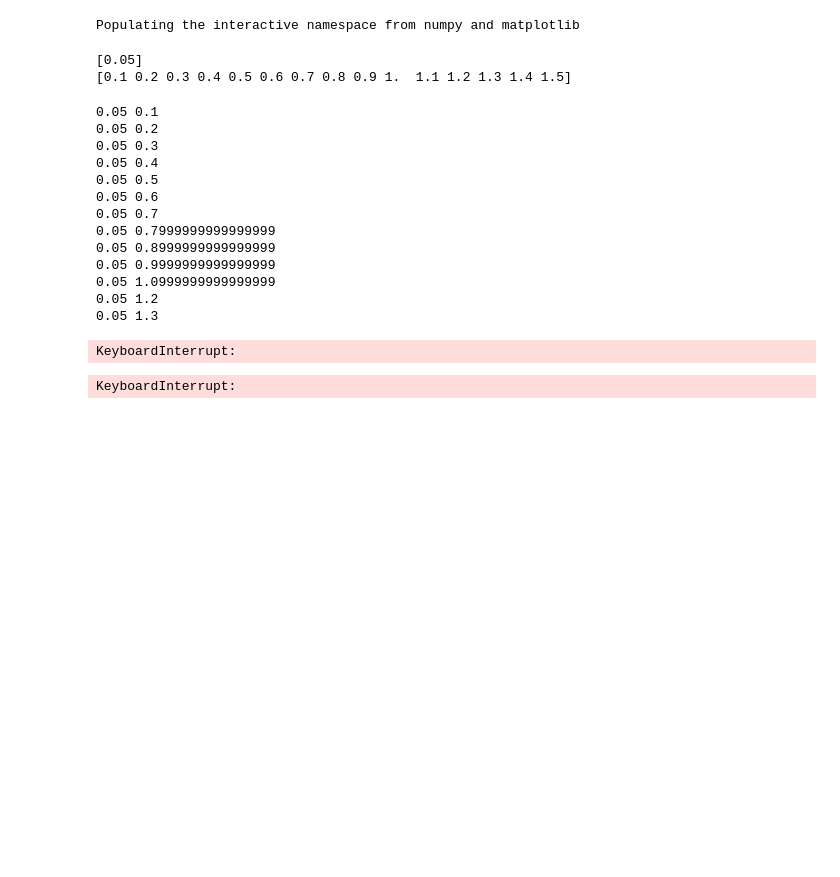
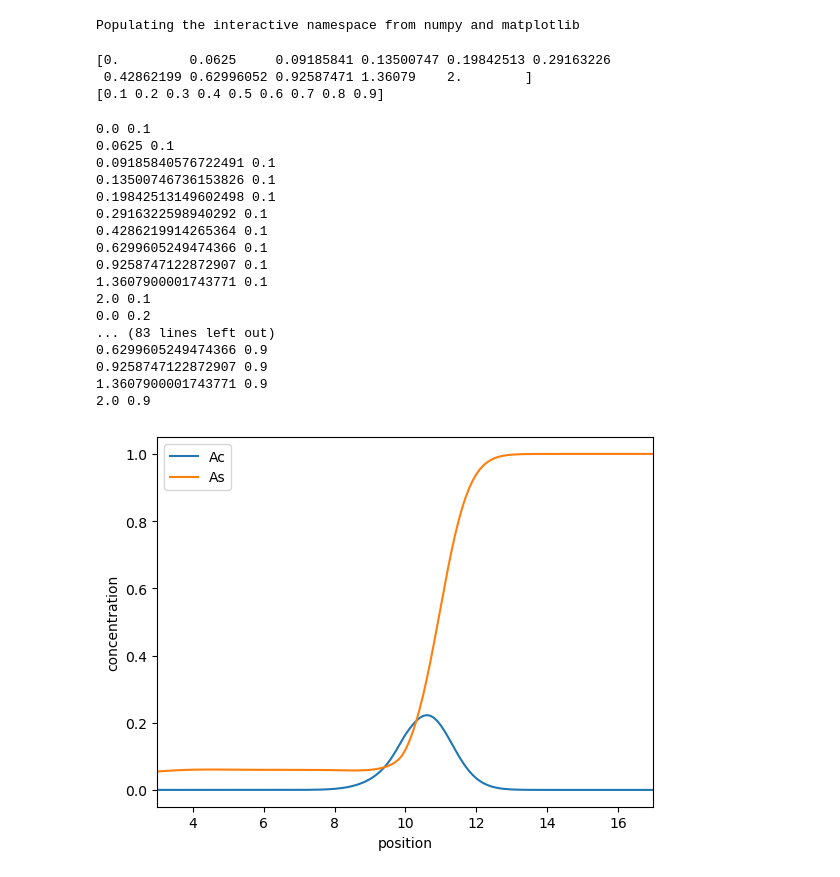
Before and after one commit to mar-rem/Optimizing-efficiency-and-motililty-of-a-polyvalent-molecular-motor, a Jupyter notebook: Force Unbinding.ipynb, the cells around one changed output. Saved outputs shown, nothing was run; the diff lists cells and outputs as text; code cells hidden in the pictures; blank space fills up the shorter version.

```diff
--- a/Force Unbinding.ipynb
+++ b/Force Unbinding.ipynb
@@ -55,14 +55,13 @@ event.terminal = True     # stop solver if event satisfied
 tf = 400.0
 
 w_n = 10
-delta_n = 15
+delta_n = 9
 
 ws = concatenate((zeros(1),logspace(-4, 1, w_n, base=2)))
-ws = ones(1)*0.05
-w_n = len(ws)
+
 print(ws)
 
-deltas = linspace(0.1, 1.5, delta_n)
+deltas = linspace(0.1, 0.9, delta_n)
 #deltas = ones(1)*0.69
 #delta_n = len(deltas)
 print(deltas)
@@ -74,8 +73,9 @@ dx = 0.1
 Nx = int((Lmax-Lmin)/dx) +1
 xs = linspace(Lmin, Lmax, Nx)
 # %% [output]
-[0.05]
-[0.1 0.2 0.3 0.4 0.5 0.6 0.7 0.8 0.9 1.  1.1 1.2 1.3 1.4 1.5]
+[0.         0.0625     0.09185841 0.13500747 0.19842513 0.29163226
+ 0.42862199 0.62996052 0.92587471 1.36079    2.        ]
+[0.1 0.2 0.3 0.4 0.5 0.6 0.7 0.8 0.9]
 # %%
 #I.C.
 
@@ -84,15 +84,14 @@ nu = 0.5
 
 sol_a0 = []  # record final speed
 
-for w in ws:
+for delta in deltas:
 
     A0x = zeros(Nx)
     A0x[xs > 0.0] = a0
-    # A0x = a0*ones(Nx) + 0.1*a0*2.0*(0.5-random.random(Nx))
 
     # iterate over params
     sol_nu  = []
-    for delta in deltas:
+    for w in ws:
         print(w, delta)
 
         x0 = 0.0
@@ -130,50 +129,53 @@ for w in ws:
         sol_nu.append([efficiency, t_vals, x_vals, vs, Ac_vals, As_vals, xp_vals, btot])
     sol_a0.append(sol_nu)
 # %% [output]
-0.05 0.1
-0.05 0.2
-0.05 0.3
-0.05 0.4
-0.05 0.5
-0.05 0.6
-0.05 0.7
-0.05 0.7999999999999999
-0.05 0.8999999999999999
-0.05 0.9999999999999999
-0.05 1.0999999999999999
-0.05 1.2
-0.05 1.3
+0.0 0.1
+0.0625 0.1
+0.09185840576722491 0.1
+0.13500746736153826 0.1
+0.19842513149602498 0.1
+0.2916322598940292 0.1
+0.4286219914265364 0.1
+0.6299605249474366 0.1
+0.9258747122872907 0.1
+1.3607900001743771 0.1
+2.0 0.1
+0.0 0.2
+... (83 lines left out)
+0.6299605249474366 0.9
+0.9258747122872907 0.9
+1.3607900001743771 0.9
+2.0 0.9
-KeyboardInterrupt:
 # %%
 #plot concentration vs. position for a given a0
 #sol_factor.append([efficiency, t_vals, x_vals, vs, Ac_vals, As_vals, xp_vals, btot])
 
 for w_index in range(0,w_n,2):
     for delta_index in range(0,delta_n,3):
         sol = sol_a0[w_index][delta_index]
         for i in range(0,len(sol[1]),1):
 
             #sol[0]: efficiency, sol[1]: t_vals, sol[2]: x_vals
             xp = round(sol[6][i],2)
             v = round(sol[3][i],2)
             t = round(sol[1][i],2)
             xp_index = int(xp)
             rad = 7.0
             display.clear_output(wait=True)
             plot(sol[2],sol[4][:,i], label = "Ac")
             plot(sol[2],sol[5][:,i], label = "As")
             #title("Concentration vs. Position")
-            text(xp-rad, 0.05, 'v: '+ str(v) +"  x: "+ str(xp) + "  t: " + str(t))
-            text(xp-rad, 0.1, 'w: '+ str(round(ws[w_index],2)) +"  delta: "+ str(round(deltas[delta_index],2)))
+            #text(xp-rad, 0.05, 'v: '+ str(v) +"  x: "+ str(xp) + "  t: " + str(t))
+            #text(xp-rad, 0.1, 'w: '+ str(round(ws[w_index],2)) +"  delta: "+ str(round(deltas[delta_index],2)))
             xlabel("position")
             xlim([xp-rad, xp+rad])
             ylabel("concentration")
             #input("Press enter to continue")
             legend()
 
             display.display(gcf())
             cla()
 # %% [output]
-KeyboardInterrupt:
+[figure, added]
 # %%
 eff = []
```
Also changed, not shown: parts of 1 cell of this notebook, 7 other files.
